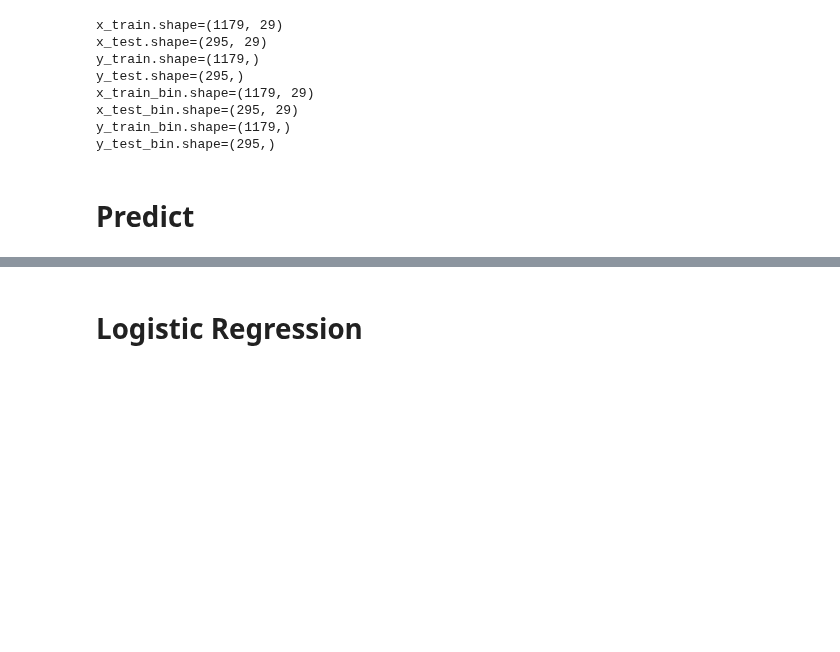
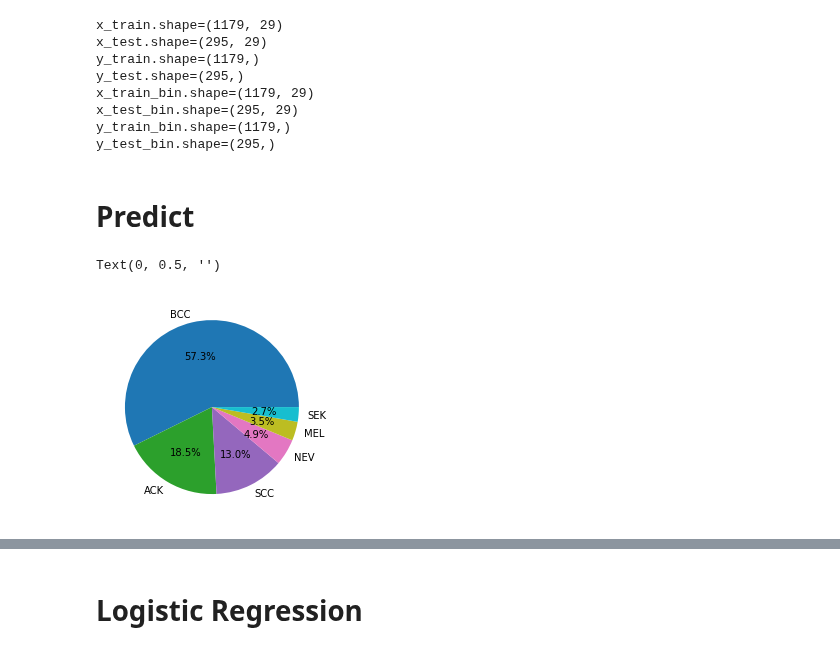
Before and after one commit to CEDipEngineering/ComputerAidedSkinCancerIdentificationAndDiagnosis, a Jupyter notebook: experiments/samuel/metadata_classifier_2.ipynb, the cells around one changed output, grey strips where cells are left out. Cells and saved outputs as stored; diff of their text form; code cells hidden in the pictures; blank space fills up the shorter version.

```diff
--- a/experiments/samuel/metadata_classifier_2.ipynb
+++ b/experiments/samuel/metadata_classifier_2.ipynb
@@ -179,0 +180,12 @@ def eval_model(model, x_test, y_test, title, *, classes=None):
+# %%
+def pct_format(pct, allvals):
+    absolute = int(np.round(pct/100.*np.sum(allvals)))
+    return "{:.1f}%".format(pct, absolute)
+
+cnts = (y_train.value_counts()+y_test.value_counts())
+ax = cnts.plot(kind="pie",cmap="tab10", autopct=lambda pct: pct_format(pct, cnts))
+# ax.legend(title='Classe',title_fontsize=20,loc='center left', bbox_to_anchor=(1.15, 0.5))
+ax.set_ylabel("")
+# %% [output]
+Text(0, 0.5, '')
+[figure, added]
```
Also changed, not shown: parts of 7 cells of this notebook, 12 other files.
